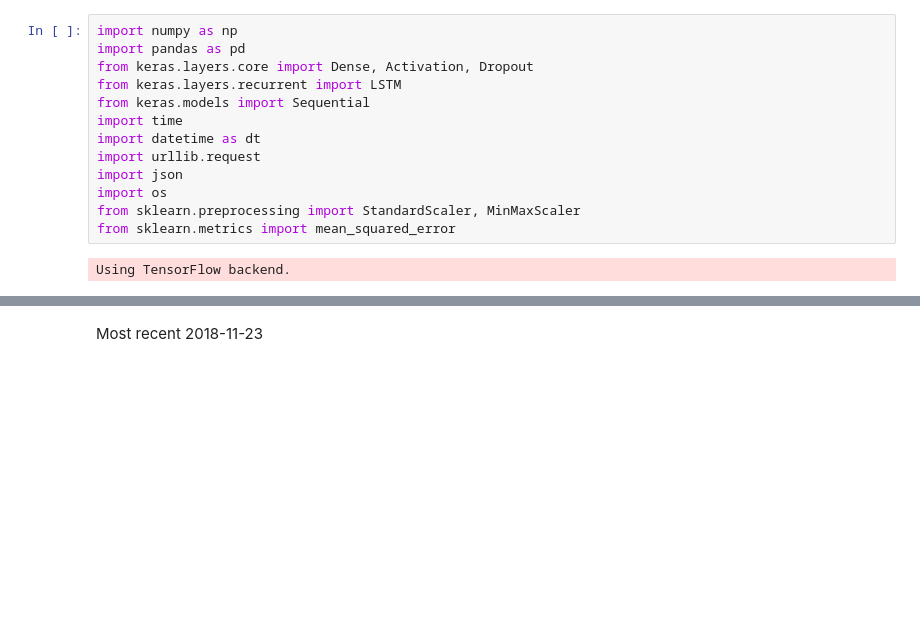
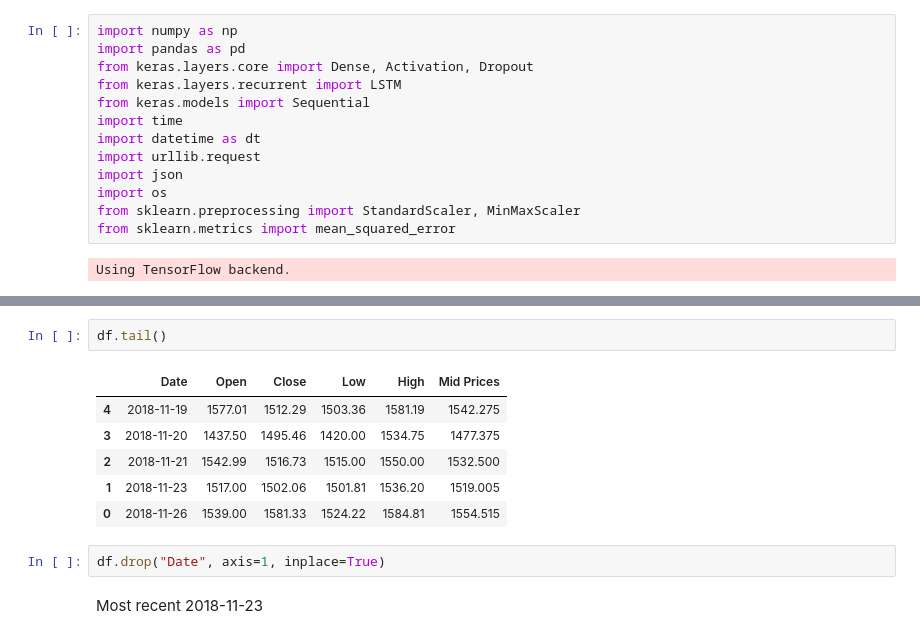
Before and after one commit to shivang040/Stock-Market-Prediction-Website, a Jupyter notebook: models/LSTM_PRED.ipynb, the cells around one changed output, grey strips where cells are left out. Drawn from its saved outputs; the diff is of its cells as text; blank space fills up the shorter version.

```diff
--- a/models/LSTM_PRED.ipynb
+++ b/models/LSTM_PRED.ipynb
@@ -73,3 +80,14 @@ df.drop("Date", axis=1, inplace=True)
+# %%
+df.tail()
+# %% [output]
+|  | Date | Open | Close | Low | High | Mid Prices |
+| 4 | 2018-11-19 | 1577.01 | 1512.29 | 1503.36 | 1581.19 | 1542.275 |
+| 3 | 2018-11-20 | 1437.50 | 1495.46 | 1420.00 | 1534.75 | 1477.375 |
+| 2 | 2018-11-21 | 1542.99 | 1516.73 | 1515.00 | 1550.00 | 1532.500 |
+| 1 | 2018-11-23 | 1517.00 | 1502.06 | 1501.81 | 1536.20 | 1519.005 |
+| 0 | 2018-11-26 | 1539.00 | 1581.33 | 1524.22 | 1584.81 | 1554.515 |
+# %%
+df.drop("Date", axis=1, inplace=True)
 # %% [markdown]
 Most recent 2018-11-23
 # %%
```
Also changed, not shown: parts of 16 cells of this notebook, 7 other files.
